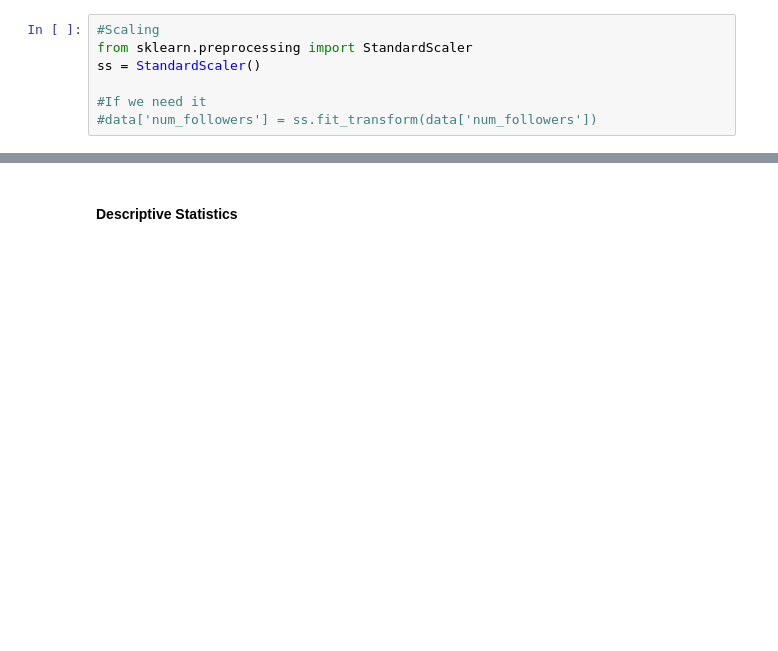
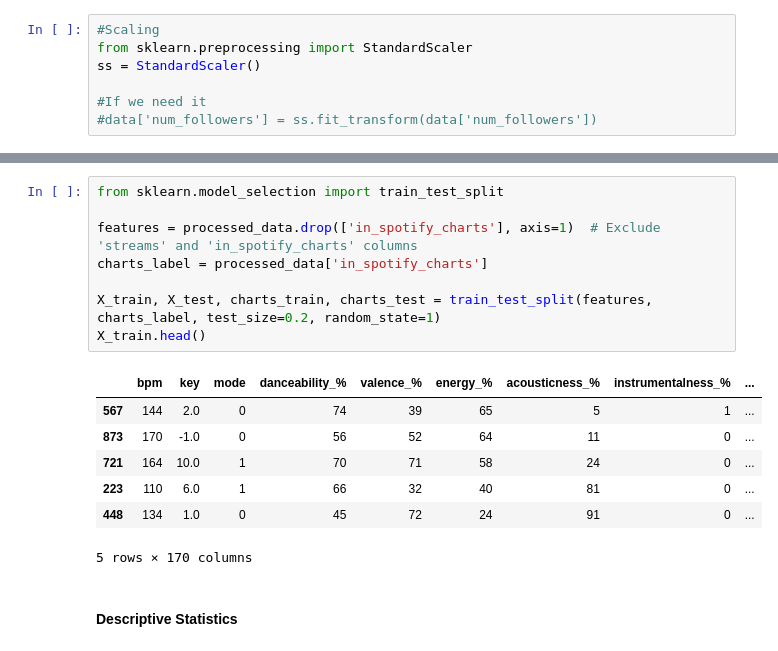
Before and after one commit to adithyabhonsley/ml-final-project, a Jupyter notebook: model.ipynb, the cells around one changed output, grey strips where cells are left out. Cells and saved outputs as stored; diff of their text form; blank space fills up the shorter version.

```diff
--- a/model.ipynb
+++ b/model.ipynb
@@ -334,3 +335,19 @@ ss = StandardScaler()
+# %%
+from sklearn.model_selection import train_test_split
+
+features = processed_data.drop(['in_spotify_charts'], axis=1)  # Exclude 'streams' and 'in_spotify_charts' columns
+charts_label = processed_data['in_spotify_charts']
+
+X_train, X_test, charts_train, charts_test = train_test_split(features, charts_label, test_size=0.2, random_state=1)
+X_train.head()
+# %% [output]
+|  | bpm | key | mode | danceability_% | valence_% | energy_% | acousticness_% | instrumentalness_% | ... |
+| 567 | 144 | 2.0 | 0 | 74 | 39 | 65 | 5 | 1 | ... |
+| 873 | 170 | -1.0 | 0 | 56 | 52 | 64 | 11 | 0 | ... |
+| 721 | 164 | 10.0 | 1 | 70 | 71 | 58 | 24 | 0 | ... |
+| 223 | 110 | 6.0 | 1 | 66 | 32 | 40 | 81 | 0 | ... |
+| 448 | 134 | 1.0 | 0 | 45 | 72 | 24 | 91 | 0 | ... |
+5 rows × 170 columns
 # %% [markdown]
 #### Descriptive Statistics
 # %%
```
Also changed, not shown: parts of 8 cells of this notebook, 1 other file.
